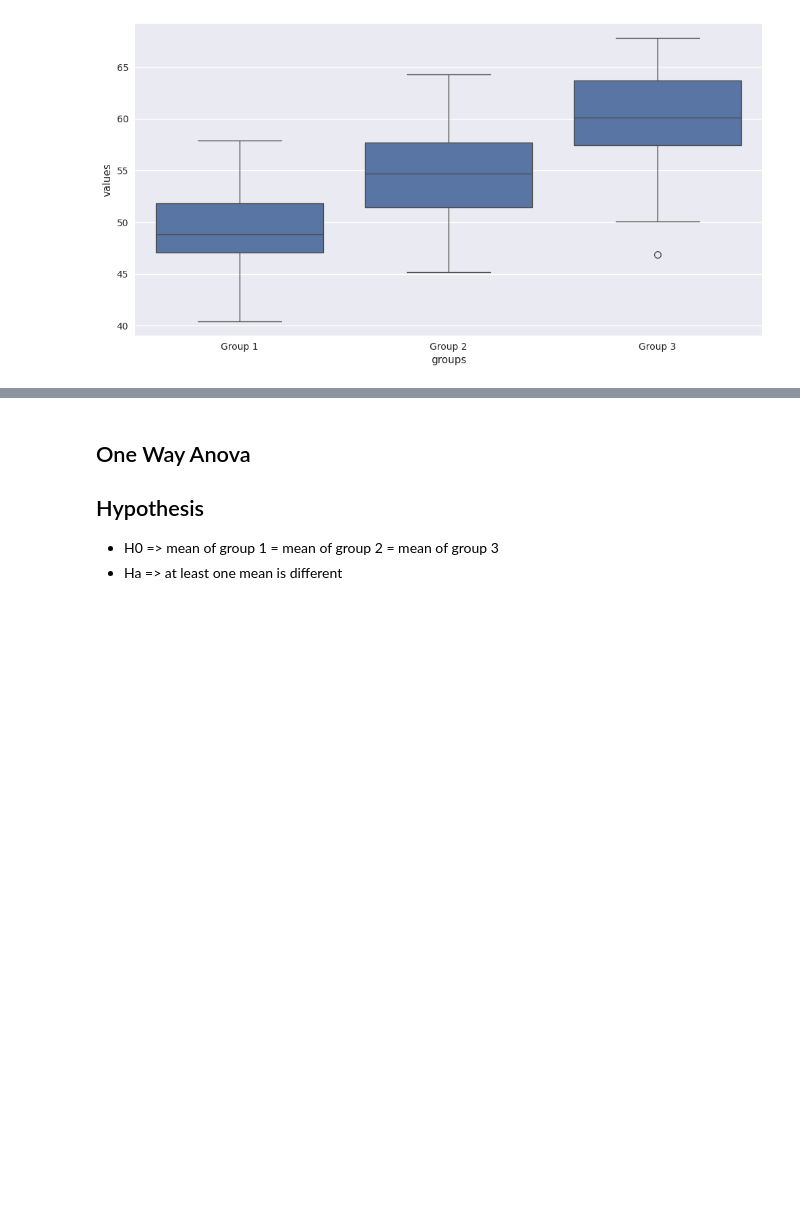
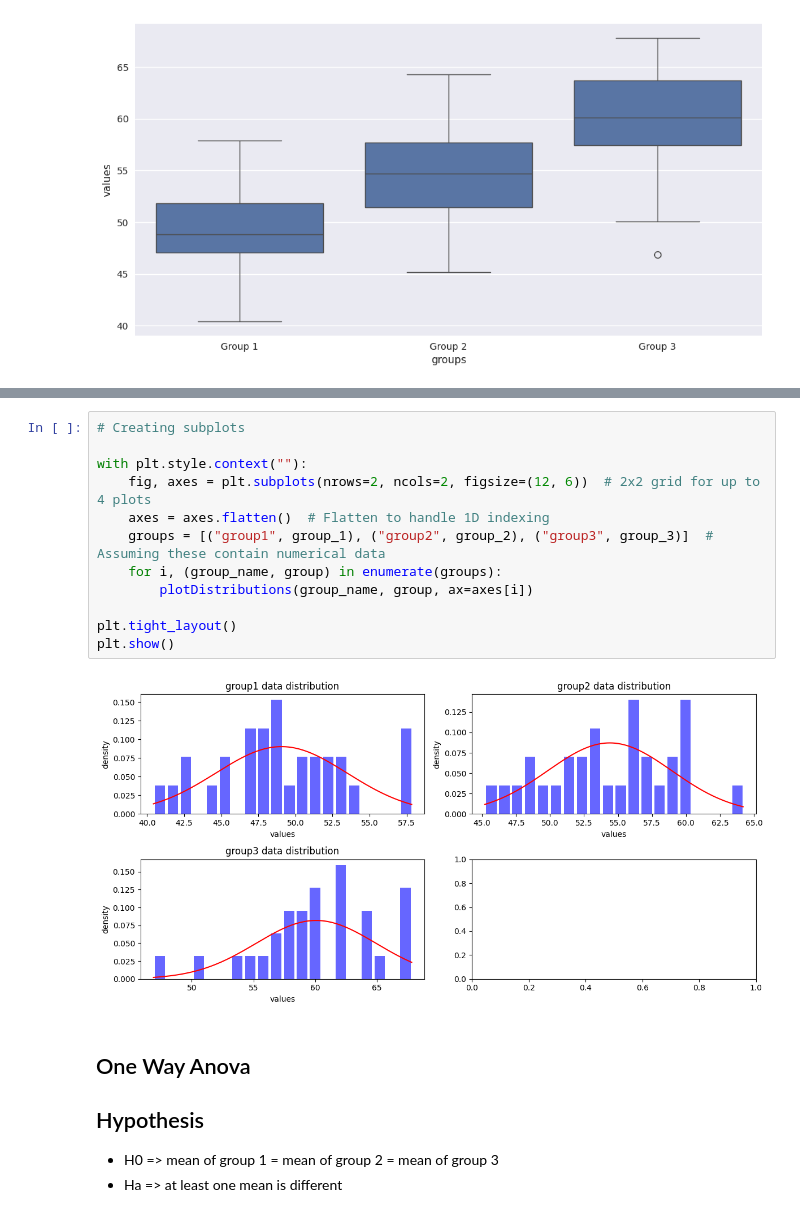
Before and after one commit to romelvinyo99/statistical-linear-modelling-python, a Jupyter notebook: class code implementation/One-Way Anova Analysis+Tukeys test.ipynb, the cells around one changed output, grey strips where cells are left out. Drawn from its saved outputs; the diff is of its cells as text; blank space fills up the shorter version.

```diff
--- a/class code implementation/One-Way Anova Analysis+Tukeys test.ipynb
+++ b/class code implementation/One-Way Anova Analysis+Tukeys test.ipynb
@@ -113,3 +167,17 @@ with plt.style.context("seaborn-v0_8"):
+# %%
+# Creating subplots
+
+with plt.style.context(""):
+    fig, axes = plt.subplots(nrows=2, ncols=2, figsize=(12, 6))  # 2x2 grid for up to 4 plots
+    axes = axes.flatten()  # Flatten to handle 1D indexing
+    groups = [("group1", group_1), ("group2", group_2), ("group3", group_3)]  # Assuming these contain numerical data
+    for i, (group_name, group) in enumerate(groups):
+        plotDistributions(group_name, group, ax=axes[i])
+
+plt.tight_layout()
+plt.show()
+# %% [output]
+[figure, added]
 # %% [markdown]
 ## One Way Anova
 
```
Also changed, not shown: parts of 4 cells of this notebook.
